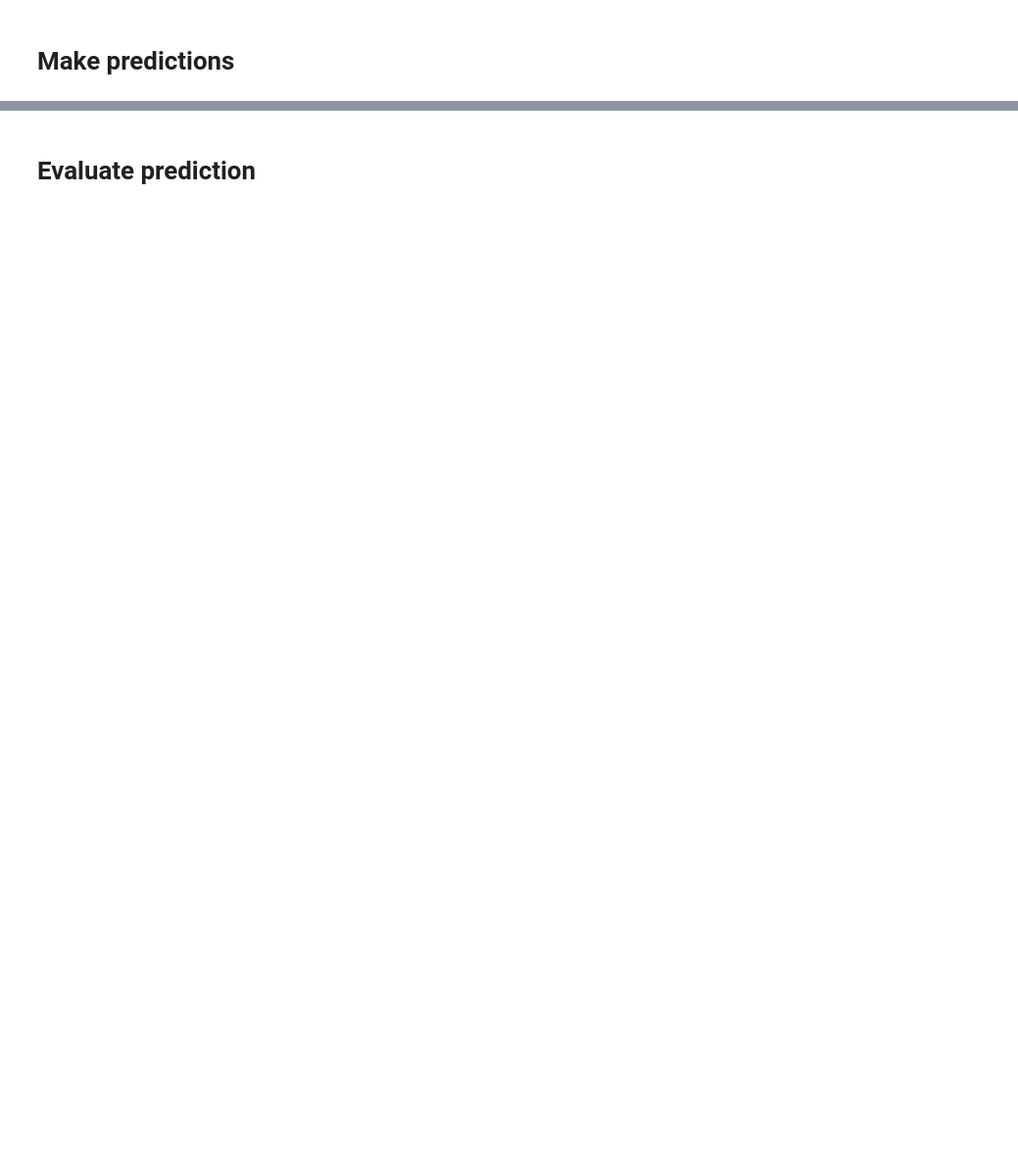
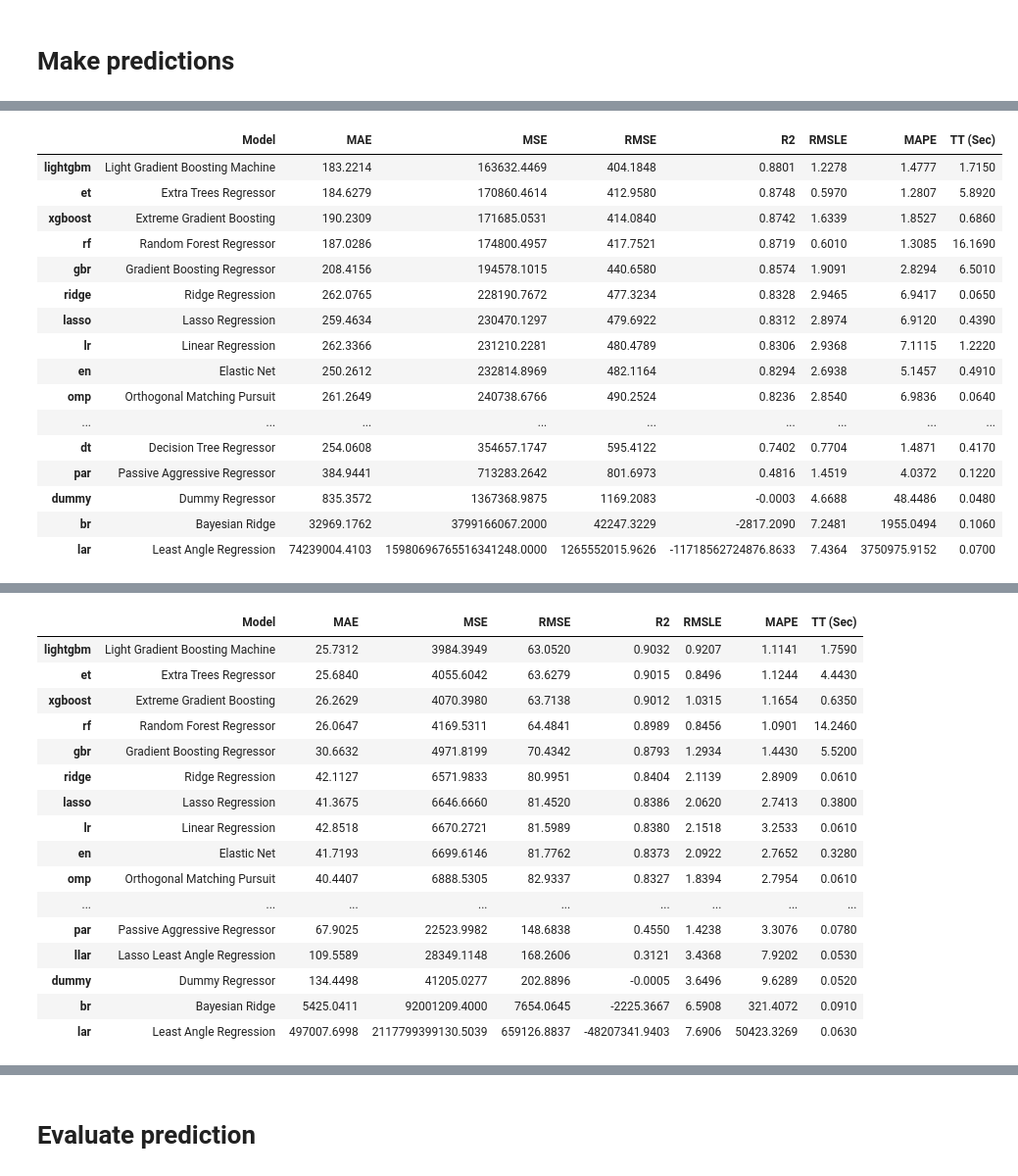
Before and after one commit to olejacobmellgren/solar-panel-energy-ml, a Jupyter notebook: model_notebooks/pycaret.ipynb, the cells around one changed output, grey strips where cells are left out. Shown: that part at 98% size. Cells and saved outputs as stored; diff of their text form; code cells hidden in the pictures; blank space fills up the shorter version.

```diff
--- a/model_notebooks/pycaret.ipynb
+++ b/model_notebooks/pycaret.ipynb
@@ -294,5 +305,6 @@ setup_c.setup(X_train[2], target = 'pv_measurement', session_id = 123)
 # Make predictions
 # %%
 best_a = setup_a.compare_models()
-best_b = setup_b.compare_models()
-best_c = setup_c.compare_models()
+# best_b = setup_b.compare_models()
+# best_c = setup_c.compare_models()
+# %% [output]
@@ -298,0 +312,17 @@ best_c = setup_c.compare_models()
+|  | Model | MAE | MSE | RMSE | R2 | RMSLE | MAPE | TT (Sec) |
+| lightgbm | Light Gradient Boosting Machine | 183.2214 | 163632.4469 | 404.1848 | 0.8801 | 1.2278 | 1.4777 | 1.7150 |
+| et | Extra Trees Regressor | 184.6279 | 170860.4614 | 412.9580 | 0.8748 | 0.5970 | 1.2807 | 5.8920 |
+| xgboost | Extreme Gradient Boosting | 190.2309 | 171685.0531 | 414.0840 | 0.8742 | 1.6339 | 1.8527 | 0.6860 |
+| rf | Random Forest Regressor | 187.0286 | 174800.4957 | 417.7521 | 0.8719 | 0.6010 | 1.3085 | 16.1690 |
+| gbr | Gradient Boosting Regressor | 208.4156 | 194578.1015 | 440.6580 | 0.8574 | 1.9091 | 2.8294 | 6.5010 |
+| ridge | Ridge Regression | 262.0765 | 228190.7672 | 477.3234 | 0.8328 | 2.9465 | 6.9417 | 0.0650 |
+| lasso | Lasso Regression | 259.4634 | 230470.1297 | 479.6922 | 0.8312 | 2.8974 | 6.9120 | 0.4390 |
+| lr | Linear Regression | 262.3366 | 231210.2281 | 480.4789 | 0.8306 | 2.9368 | 7.1115 | 1.2220 |
+| en | Elastic Net | 250.2612 | 232814.8969 | 482.1164 | 0.8294 | 2.6938 | 5.1457 | 0.4910 |
+| omp | Orthogonal Matching Pursuit | 261.2649 | 240738.6766 | 490.2524 | 0.8236 | 2.8540 | 6.9836 | 0.0640 |
+| ... | ... | ... | ... | ... | ... | ... | ... | ... |
+| dt | Decision Tree Regressor | 254.0608 | 354657.1747 | 595.4122 | 0.7402 | 0.7704 | 1.4871 | 0.4170 |
+| par | Passive Aggressive Regressor | 384.9441 | 713283.2642 | 801.6973 | 0.4816 | 1.4519 | 4.0372 | 0.1220 |
+| dummy | Dummy Regressor | 835.3572 | 1367368.9875 | 1169.2083 | -0.0003 | 4.6688 | 48.4486 | 0.0480 |
+| br | Bayesian Ridge | 32969.1762 | 3799166067.2000 | 42247.3229 | -2817.2090 | 7.2481 | 1955.0494 | 0.1060 |
+| lar | Least Angle Regression | 74239004.4103 | 15980696765516341248.0000 | 1265552015.9626 | -11718562724876.8633 | 7.4364 | 3750975.9152 | 0.0700 |
@@ -298,0 +331,17 @@ best_c = setup_c.compare_models()
+|  | Model | MAE | MSE | RMSE | R2 | RMSLE | MAPE | TT (Sec) |
+| lightgbm | Light Gradient Boosting Machine | 25.7312 | 3984.3949 | 63.0520 | 0.9032 | 0.9207 | 1.1141 | 1.7590 |
+| et | Extra Trees Regressor | 25.6840 | 4055.6042 | 63.6279 | 0.9015 | 0.8496 | 1.1244 | 4.4430 |
+| xgboost | Extreme Gradient Boosting | 26.2629 | 4070.3980 | 63.7138 | 0.9012 | 1.0315 | 1.1654 | 0.6350 |
+| rf | Random Forest Regressor | 26.0647 | 4169.5311 | 64.4841 | 0.8989 | 0.8456 | 1.0901 | 14.2460 |
+| gbr | Gradient Boosting Regressor | 30.6632 | 4971.8199 | 70.4342 | 0.8793 | 1.2934 | 1.4430 | 5.5200 |
+| ridge | Ridge Regression | 42.1127 | 6571.9833 | 80.9951 | 0.8404 | 2.1139 | 2.8909 | 0.0610 |
+| lasso | Lasso Regression | 41.3675 | 6646.6660 | 81.4520 | 0.8386 | 2.0620 | 2.7413 | 0.3800 |
+| lr | Linear Regression | 42.8518 | 6670.2721 | 81.5989 | 0.8380 | 2.1518 | 3.2533 | 0.0610 |
+| en | Elastic Net | 41.7193 | 6699.6146 | 81.7762 | 0.8373 | 2.0922 | 2.7652 | 0.3280 |
+| omp | Orthogonal Matching Pursuit | 40.4407 | 6888.5305 | 82.9337 | 0.8327 | 1.8394 | 2.7954 | 0.0610 |
+| ... | ... | ... | ... | ... | ... | ... | ... | ... |
+| par | Passive Aggressive Regressor | 67.9025 | 22523.9982 | 148.6838 | 0.4550 | 1.4238 | 3.3076 | 0.0780 |
+| llar | Lasso Least Angle Regression | 109.5589 | 28349.1148 | 168.2606 | 0.3121 | 3.4368 | 7.9202 | 0.0530 |
+| dummy | Dummy Regressor | 134.4498 | 41205.0277 | 202.8896 | -0.0005 | 3.6496 | 9.6289 | 0.0520 |
+| br | Bayesian Ridge | 5425.0411 | 92001209.4000 | 7654.0645 | -2225.3667 | 6.5908 | 321.4072 | 0.0910 |
+| lar | Least Angle Regression | 497007.6998 | 2117799399130.5039 | 659126.8837 | -48207341.9403 | 7.6906 | 50423.3269 | 0.0630 |
```
Also changed, not shown: parts of 10 cells of this notebook, 1 other file.
